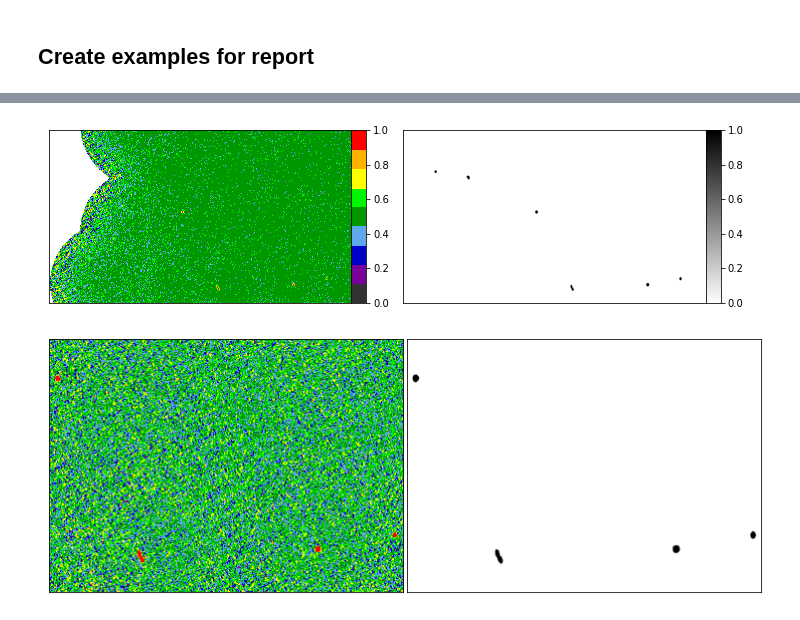
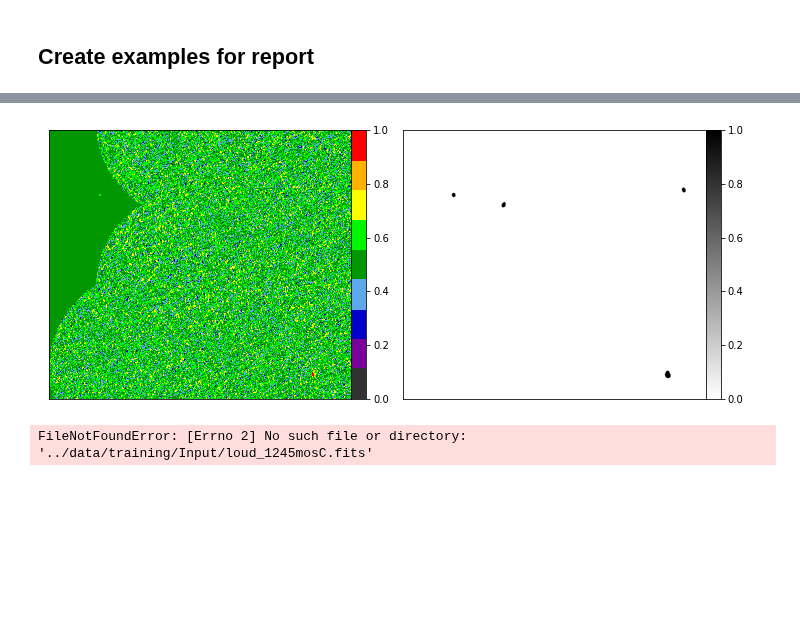
Before and after one commit to Jbarkai/HISourceFinder, a Jupyter notebook: notebooks/Exploratory Analysis.ipynb, the cells around one changed output, grey strips where cells are left out. Cells and saved outputs as stored; diff of their text form; code cells hidden in the pictures; blank space fills up the shorter version.

```diff
--- a/notebooks/Exploratory Analysis.ipynb
+++ b/notebooks/Exploratory Analysis.ipynb
@@ -702,0 +767,13 @@ plt.show()
+# %%
+ds9aips0 = {'red': lambda v : np.select([v < 1/9., v < 2/9., v < 3/9., v < 4/9., v < 5/9.,
+                                        v < 6/9., v < 7/9., v < 8/9., v <= 1],
+                                        [0.196, 0.475, 0, 0.373, 0, 0, 1, 1, 1]),
+            'green': lambda v : np.select([v < 1/9., v < 2/9., v < 3/9., v < 4/9., v < 5/9.,
+                                        v < 6/9., v < 7/9., v < 8/9., v <= 1],
+                                        [0.196, 0, 0, 0.655, 0.596, 0.965, 1, 0.694, 0]),
+            'blue': lambda v : np.select([v < 1/9., v < 2/9., v < 3/9., v < 4/9., v < 5/9.,
+                                        v < 6/9., v < 7/9., v < 8/9., v <= 1],
+                                        [0.196, 0.608, 0.785, 0.925, 0, 0, 0, 0, 0])}
+from matplotlib.colors import ListedColormap, LinearSegmentedColormap
+
+ds9aips0 = LinearSegmentedColormap('testCmap', segmentdata=ds9aips0, N=256)
@@ -703,33 +971,34 @@ plt.show()
 # %%
-input_gal = fits.getdata("../data/training/Input/loud_1245mosC.fits")
-target_data = fits.getdata("../data/training/Target/mask_1245mosC.fits")
+input_gal = fits.getdata("../data/training/loudInput/test.fits")
+target_data = fits.getdata("../data/training/loudInput/test_mask.fits")
 # %%
+interval = ZScaleInterval()
 fig, (ax1, ax2) = plt.subplots(1, 2, figsize=(10, 5))
 
-im1 = ax1.imshow(interval(input_gal[100, 800:1600, :1400]), cmap='ds9aips0')
+im1 = ax1.imshow(interval(input_gal[30, :800, :900]), cmap=ds9aips0)
 
-im2 = ax2.imshow(target_data[100, 800:1600, :1400], cmap='binary')
+im2 = ax2.imshow(target_data[30, :800, :900], cmap='binary')
 
 
 cax1 = make_axes_locatable(ax1).append_axes("right", size="5%",pad=0)
 fig.colorbar(im1, cax=cax1)
 
 cax2 = make_axes_locatable(ax2).append_axes("right", size="5%",pad=0)
 fig.colorbar(im2, cax=cax2)
 ax2.axes.xaxis.set_visible(False)
 ax1.axes.xaxis.set_visible(False)
 ax2.axes.yaxis.set_visible(False)
 ax1.axes.yaxis.set_visible(False)
 fig.tight_layout()
 plt.show()
 # %% [output]
-[figure, old version]
+[figure, new version]
 # %%
-input_gal = fits.getdata("../data/training/Input/loud_1245mosC.fits")
+input_gal = fits.getdata("../data/training/loudInput/loud_1245mosC.fits")
 target_data = fits.getdata("../data/training/Target/mask_1245mosC.fits")
 fig, (ax1, ax2) = plt.subplots(1, 2, figsize=(10, 5))
 
-im1 = ax1.imshow(interval(input_gal[100, 1100:1600, 600:1300]), cmap='ds9aips0')
+im1 = ax1.imshow(interval(input_gal[100, 1100:1600, 600:1300]), cmap=ds9aips0)
 
 im2 = ax2.imshow(target_data[100, 1100:1600, 600:1300], cmap='binary')
 
@@ -746,4 +1015,4 @@ ax1.axes.yaxis.set_visible(False)
 fig.tight_layout(pad=0)
 plt.show()
 # %% [output]
-[figure, removed]
+FileNotFoundError: [Errno 2] No such file or directory: '../data/training/Input/loud_1245mosC.fits'
```
Also changed, not shown: parts of 36 cells of this notebook, 1 other file.
